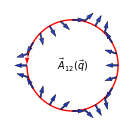
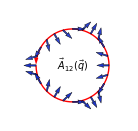
The notebook cell's code change between the first figure and the second:
--- before
+++ after
@@ -22,6 +22,7 @@
 
 quiver_scale = dq / 0.02
+qsets_scaled = qsets * plt_sizes["r_circ_scale"]
 axes_Berry[0].quiver(
-    qsets[::quiver_interval, 0], qsets[::quiver_interval, 1],
+    qsets_scaled[::quiver_interval, 0], qsets_scaled[::quiver_interval, 1],
     A_plot[::quiver_interval, 0], A_plot[::quiver_interval, 1],
     color = colors_rgba,
@@ -31,5 +32,5 @@
     zorder = 100
 )
-bsc.plot_qset_circle_arrow(axes_Berry[0], qset = qsets[1:], line_kwargs = {"linewidth": plt_sizes["A12_circ_lw"]},
+bsc.plot_qset_circle_arrow(axes_Berry[0], qset = qsets_scaled[1:], line_kwargs = {"linewidth": plt_sizes["A12_circ_lw"]},
                            arrow_kwargs = {"arrowstyle": plt_sizes["A12_circ_arrowstyle"]})
 # axes_Berry[0].set_title(rf"Direction of $A_{{{i_Berry}}}(q)$ ($\alpha \propto |A|^{{{alpha_pwr:.2f}}}$)")
@@ -46,4 +47,4 @@
 
 fig2bpath = Path(r"C:\Users\ken92\Documents\Studies\E5\simulation\E9_simulations\projects\band_spectroscopy\paper_figures\fig2",
-                 f"fig2b_{str_journal}.svg")
-fig_Berry.savefig(fig2bpath, format = "svg", facecolor = "none")
+                 f"fig2b_{str_journal}.pdf")
+fig_Berry.savefig(fig2bpath, format = "pdf", facecolor = "none", dpi = 300)

Commit: A bunch of paper figure stuff